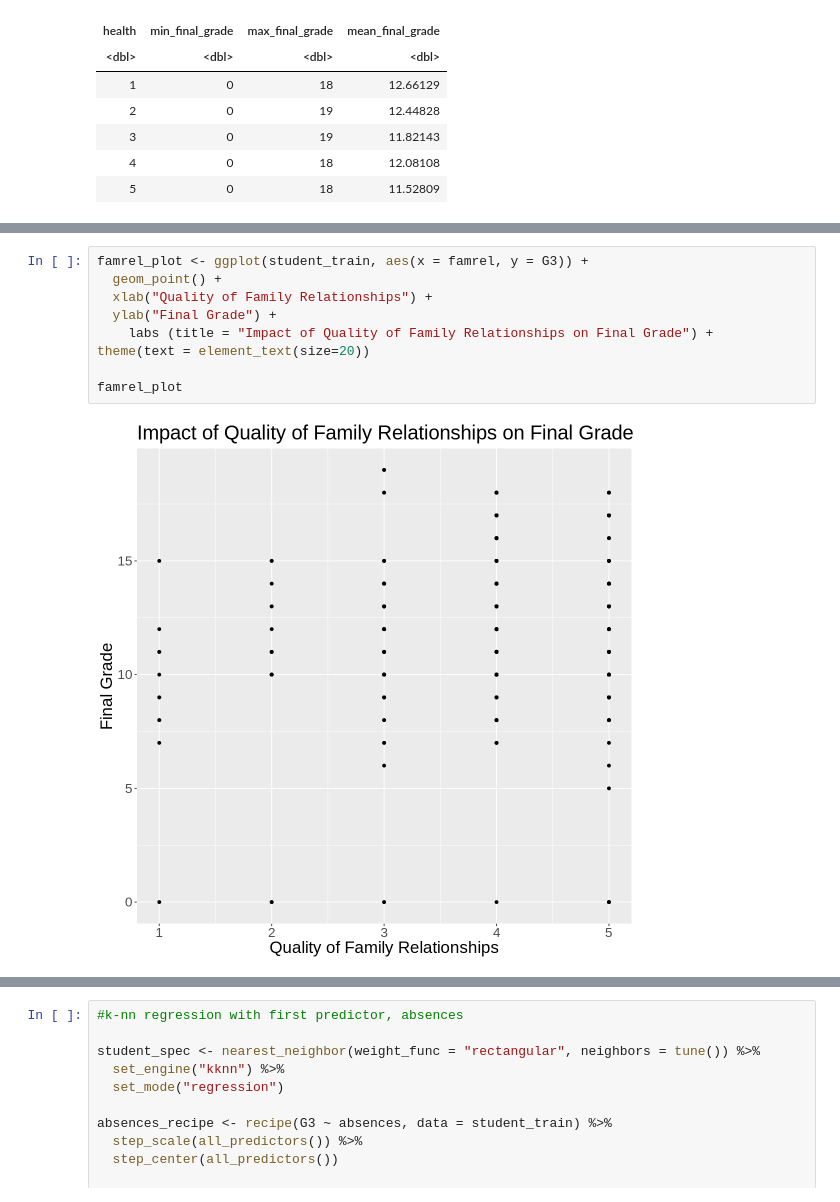
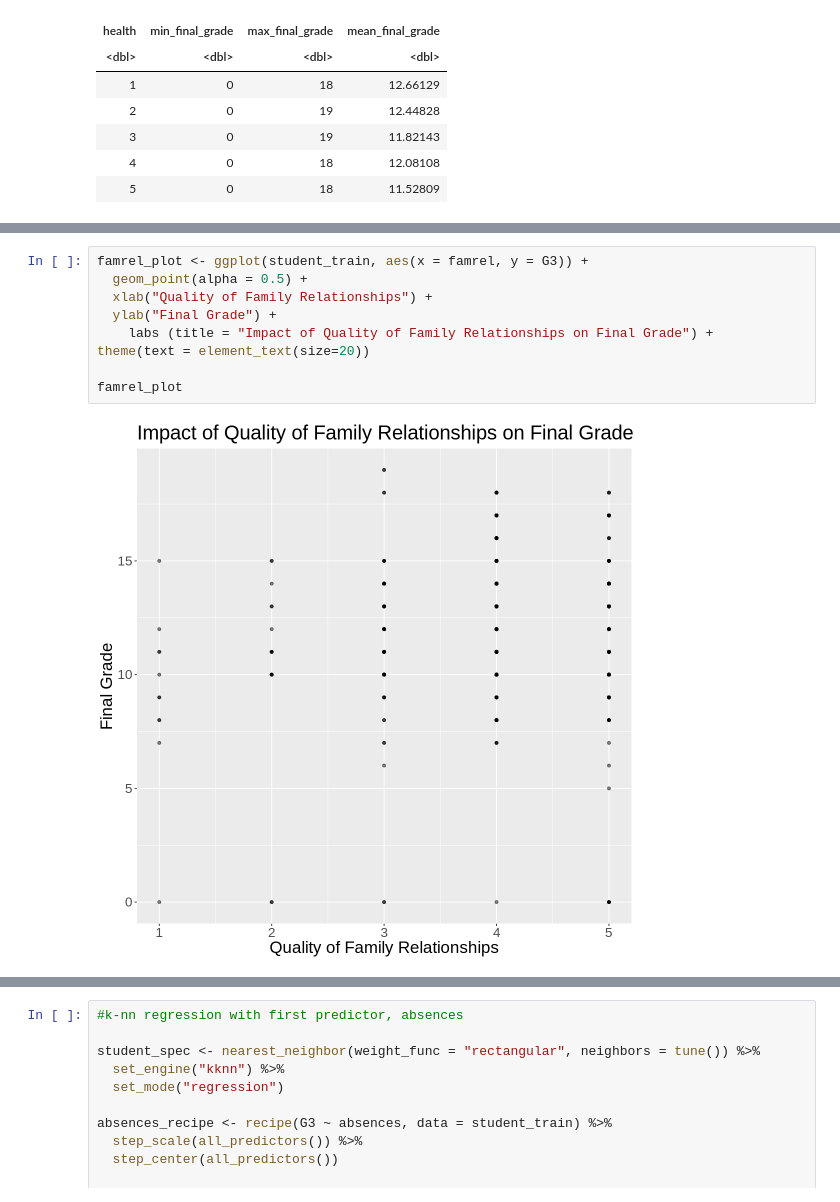
Before and after one commit to jsonthany/dsci_100_project, a Jupyter notebook: project_report.ipynb, the cells around one changed output, grey strips where cells are left out. Saved outputs shown, nothing was run; the diff lists cells and outputs as text.

```diff
--- a/project_report.ipynb
+++ b/project_report.ipynb
@@ -206,13 +189,13 @@ absences_plot
 # %%
 famrel_plot <- ggplot(student_train, aes(x = famrel, y = G3)) +
-  geom_point() +
+  geom_point(alpha = 0.5) +
   xlab("Quality of Family Relationships") +
   ylab("Final Grade") +
     labs (title = "Impact of Quality of Family Relationships on Final Grade") +
 theme(text = element_text(size=20))
 
 famrel_plot
 # %% [output]
-[figure, old version]
+[figure, new version]
 # %%
 health_plot <- ggplot(student_train, aes(x = health, y = G3)) +
```
Also changed, not shown: parts of 15 cells of this notebook.
